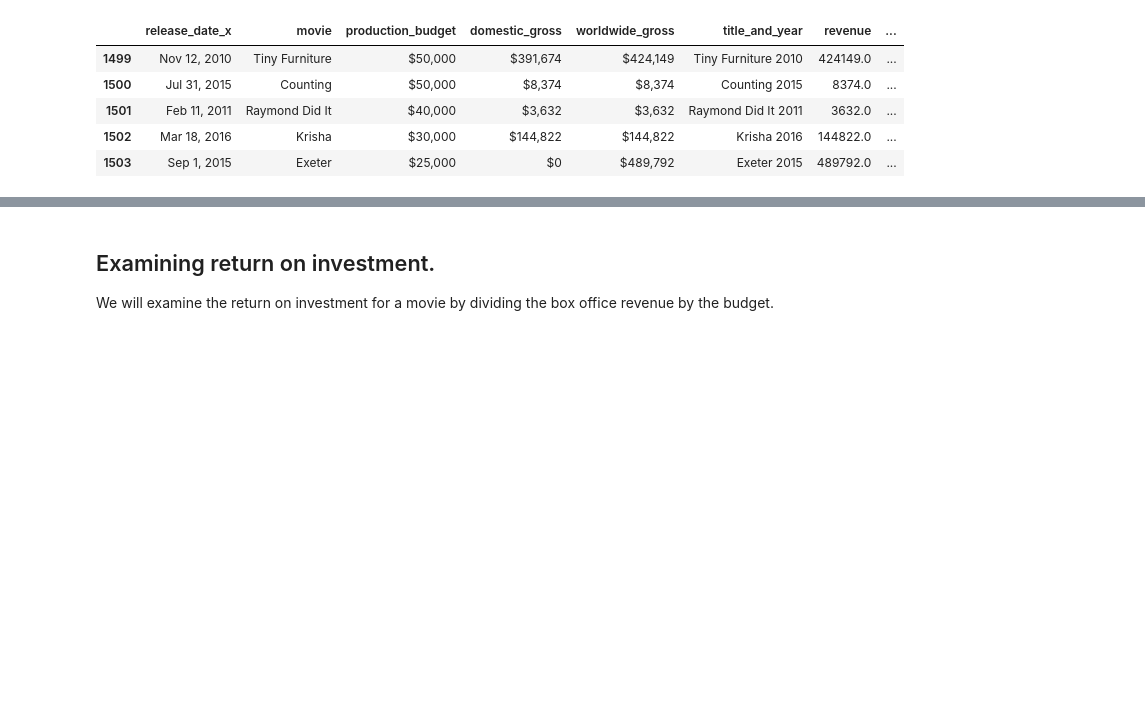
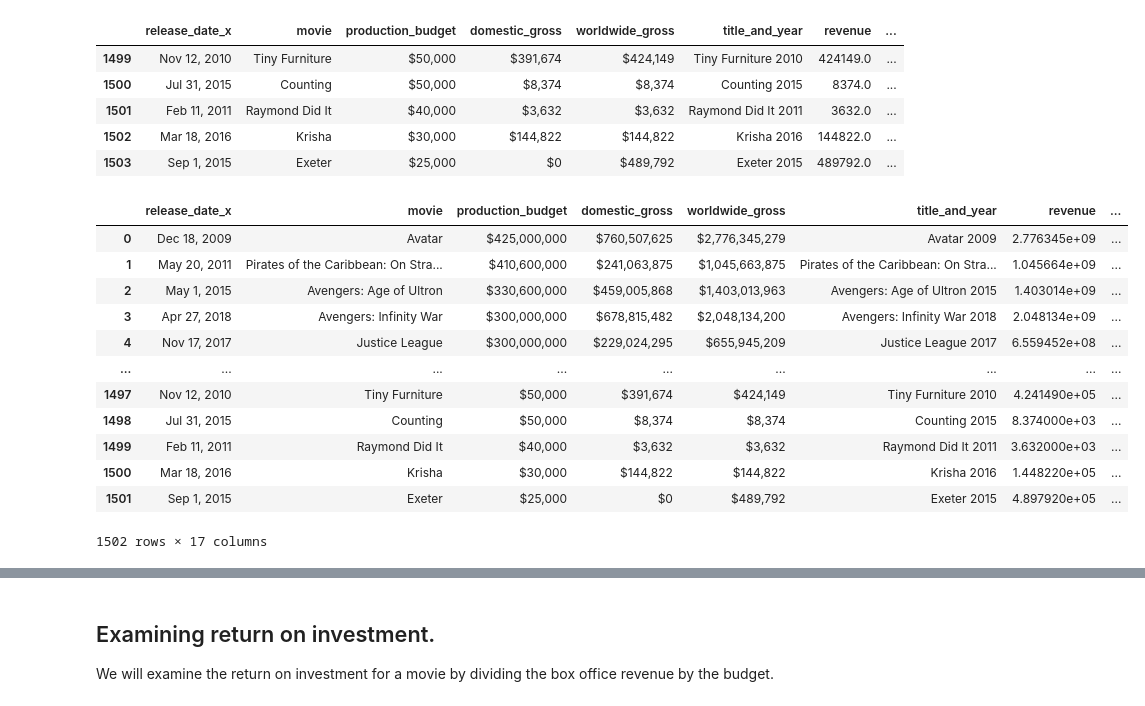
Before and after one commit to xuqc01/Movie-Data-Analysis, a Jupyter notebook: tmdb.ipynb, the cells around one changed output, grey strips where cells are left out. Saved outputs shown, nothing was run; the diff lists cells and outputs as text; code cells hidden in the pictures; blank space fills up the shorter version.

```diff
--- a/tmdb.ipynb
+++ b/tmdb.ipynb
@@ -366,20 +421,53 @@ tmdb_and_budgets.tail()
 | 1502 | Mar 18, 2016 | Krisha | $30,000 | $144,822 | $144,822 | Krisha 2016 | 144822.0 | ... |
 | 1503 | Sep 1, 2015 | Exeter | $25,000 | $0 | $489,792 | Exeter 2015 | 489792.0 | ... |
 # %%
+bad_values=[tmdb_and_budgets['genre_ids'].iloc[1451]]
+tmdb_and_budgets=tmdb_and_budgets.loc[~tmdb_and_budgets['genre_ids'].isin(bad_values)]
+
+tmdb_genres_new={}
+for v, k in zip(tmdb_genres.values(), tmdb_genres.keys()):
+    tmdb_genres_new[str(v)]=k
+
 def genre_fixer(g_i):
     if len(g_i)>1:
         cleaned_g_i=[]
         cleaned_g_i.append(g_i[0].split('[')[1].split(',')[0])
         for g in g_i[1:-1]:
             cleaned_g_i.append(g.split(',')[0])
         cleaned_g_i.append(g_i[-1].split(']')[0])
         return cleaned_g_i
     elif len(g_i)==1:
         cleaned_g_i=[]
         cleaned_g_i.append(g_i[0].split('[')[1].split(']')[0])
         return cleaned_g_i
 
+def genre_mapper(g_i):
+    cleaned_g_i=[]
+    for g in g_i:
+        cleaned_g_i.append(tmdb_genres_new[g])
+    return cleaned_g_i
+
 tmdb_and_budgets['genre_ids']=tmdb_and_budgets['genre_ids'].apply(genre_fixer)
+tmdb_and_budgets['genre_ids']=tmdb_and_budgets['genre_ids'].apply(genre_mapper)
+
+#resetting index and dropping dupe columns again after removing rows
+tmdb_and_budgets.reset_index(inplace=True)
+tmdb_and_budgets.drop(['index'], axis=1, inplace=True)
+tmdb_and_budgets
+# %% [output]
+|  | release_date_x | movie | production_budget | domestic_gross | worldwide_gross | title_and_year | revenue | ... |
+| 0 | Dec 18, 2009 | Avatar | $425,000,000 | $760,507,625 | $2,776,345,279 | Avatar 2009 | 2.776345e+09 | ... |
+| 1 | May 20, 2011 | Pirates of the Caribbean: On Stra... | $410,600,000 | $241,063,875 | $1,045,663,875 | Pirates of the Caribbean: On Stra... | 1.045664e+09 | ... |
+| 2 | May 1, 2015 | Avengers: Age of Ultron | $330,600,000 | $459,005,868 | $1,403,013,963 | Avengers: Age of Ultron 2015 | 1.403014e+09 | ... |
+| 3 | Apr 27, 2018 | Avengers: Infinity War | $300,000,000 | $678,815,482 | $2,048,134,200 | Avengers: Infinity War 2018 | 2.048134e+09 | ... |
+| 4 | Nov 17, 2017 | Justice League | $300,000,000 | $229,024,295 | $655,945,209 | Justice League 2017 | 6.559452e+08 | ... |
+| ... | ... | ... | ... | ... | ... | ... | ... | ... |
+| 1497 | Nov 12, 2010 | Tiny Furniture | $50,000 | $391,674 | $424,149 | Tiny Furniture 2010 | 4.241490e+05 | ... |
+| 1498 | Jul 31, 2015 | Counting | $50,000 | $8,374 | $8,374 | Counting 2015 | 8.374000e+03 | ... |
+| 1499 | Feb 11, 2011 | Raymond Did It | $40,000 | $3,632 | $3,632 | Raymond Did It 2011 | 3.632000e+03 | ... |
+| 1500 | Mar 18, 2016 | Krisha | $30,000 | $144,822 | $144,822 | Krisha 2016 | 1.448220e+05 | ... |
+| 1501 | Sep 1, 2015 | Exeter | $25,000 | $0 | $489,792 | Exeter 2015 | 4.897920e+05 | ... |
+1502 rows × 17 columns
 # %%
 genre_and_revenue={}
 for row in tmdb_and_budgets.index:
```
Also changed, not shown: parts of 26 cells of this notebook.
